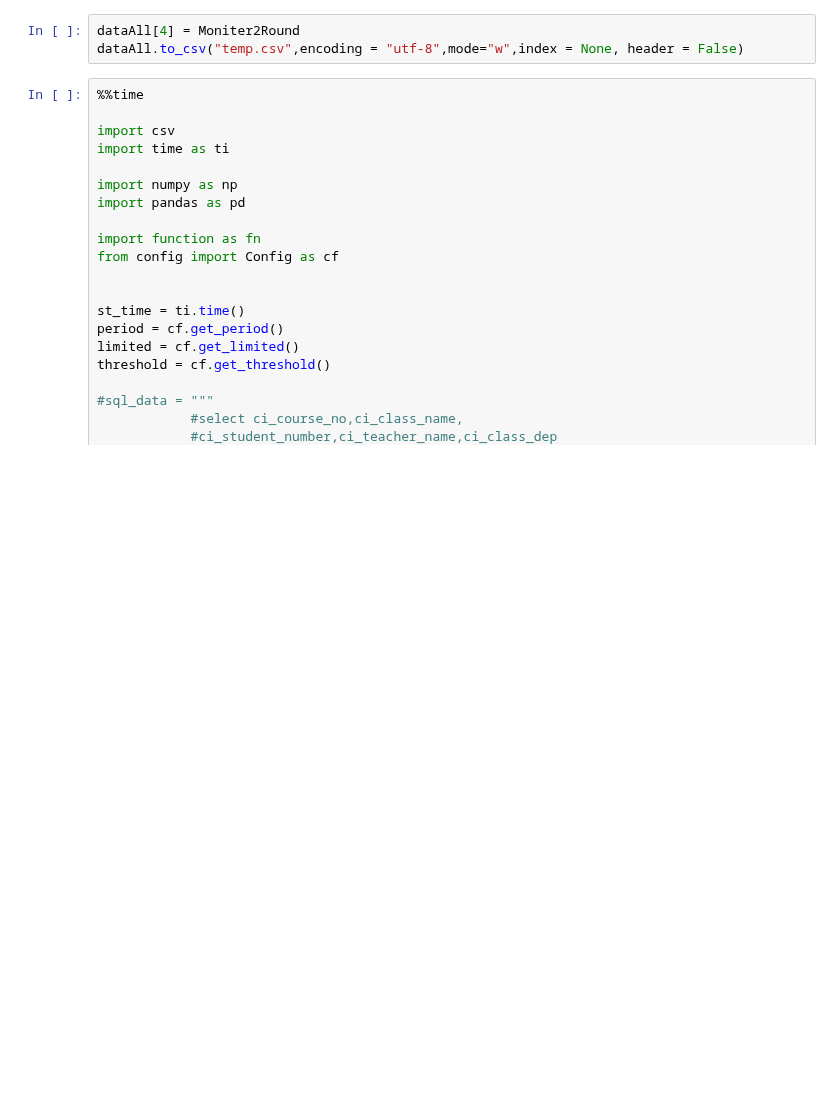
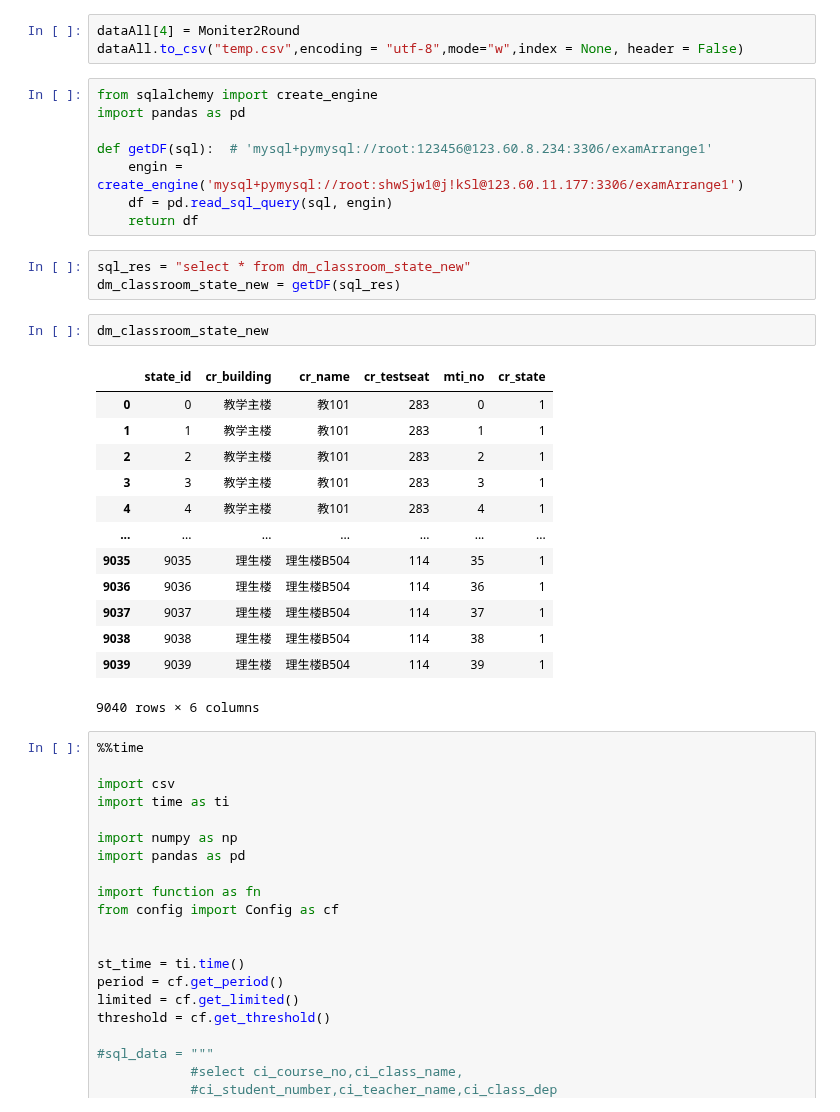
Before and after one commit to dummychicken/NCUjw, a Jupyter notebook: NCUJW/ArrangeCourseTime.ipynb, the cells around one changed output. Cells and saved outputs as stored; diff of their text form; blank space fills up the shorter version.

```diff
--- a/NCUJW/ArrangeCourseTime.ipynb
+++ b/NCUJW/ArrangeCourseTime.ipynb
@@ -365,6 +365,33 @@ TypeError: can only concatenate str (not "float") to str
 # %%
 dataAll[4] = Moniter2Round
 dataAll.to_csv("temp.csv",encoding = "utf-8",mode="w",index = None, header = False)
+# %%
+from sqlalchemy import create_engine
+import pandas as pd
+
+def getDF(sql):  # 'mysql+pymysql://root:123456@123.60.8.234:3306/examArrange1'
+    engin = create_engine('mysql+pymysql://root:shwSjw1@j!kSl@123.60.11.177:3306/examArrange1')
+    df = pd.read_sql_query(sql, engin)
+    return df
+# %%
+sql_res = "select * from dm_classroom_state_new"
+dm_classroom_state_new = getDF(sql_res)
+# %%
+dm_classroom_state_new
+# %% [output]
+|  | state_id | cr_building | cr_name | cr_testseat | mti_no | cr_state |
+| 0 | 0 | 教学主楼 | 教101 | 283 | 0 | 1 |
+| 1 | 1 | 教学主楼 | 教101 | 283 | 1 | 1 |
+| 2 | 2 | 教学主楼 | 教101 | 283 | 2 | 1 |
+| 3 | 3 | 教学主楼 | 教101 | 283 | 3 | 1 |
+| 4 | 4 | 教学主楼 | 教101 | 283 | 4 | 1 |
+| ... | ... | ... | ... | ... | ... | ... |
+| 9035 | 9035 | 理生楼 | 理生楼B504 | 114 | 35 | 1 |
+| 9036 | 9036 | 理生楼 | 理生楼B504 | 114 | 36 | 1 |
+| 9037 | 9037 | 理生楼 | 理生楼B504 | 114 | 37 | 1 |
+| 9038 | 9038 | 理生楼 | 理生楼B504 | 114 | 38 | 1 |
+| 9039 | 9039 | 理生楼 | 理生楼B504 | 114 | 39 | 1 |
+9040 rows × 6 columns
 # %%
 %%time
 
```
Also changed, not shown: 16 other files.
